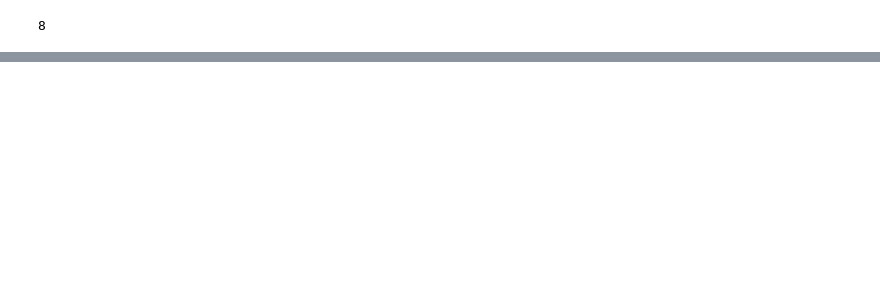
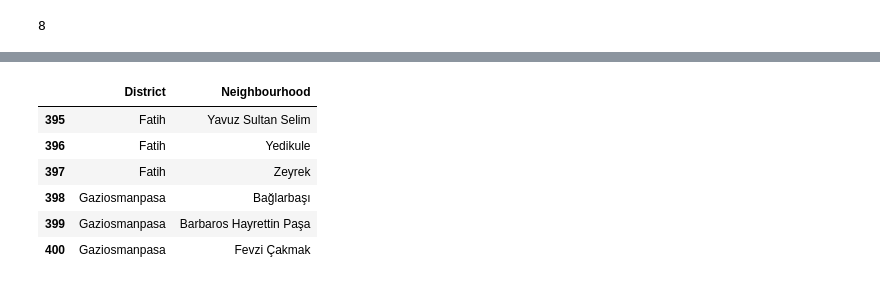
Before and after one commit to Hdvndgr/Coursera_Capstone, a Jupyter notebook: Week4_Assignment.ipynb, the cells around one changed output, grey strips where cells are left out. Drawn from its saved outputs; the diff is of its cells as text; code cells hidden in the pictures; blank space fills up the shorter version.

```diff
--- a/Week4_Assignment.ipynb
+++ b/Week4_Assignment.ipynb
@@ -116,0 +189,18 @@ ams_df.head()
+# %%
+destination = istanbul_data.loc[istanbul_data['Neighbourhood'].str.contains(','), 'Neighbourhood']
+istanbul_data.loc[istanbul_data['Neighbourhood'].str.contains(','), 'Neighbourhood'] = destination.apply(lambda neigh: neigh.split(',')[0])
+istanbul_districts = {'Arnavutköy':'Arnavutkoy', 'Ataşehir':'Atasehir', 'Avcılar':'Avcilar', 'Bağcılar': 'Bagcilar', 'Bahçelievler':'Bahcelievler',
+                      'Bakırköy':'Bakirkoy', 'Başakşehir':'Basaksehir', 'Bayrampaşa':'Bayrampasa', 'Beşiktaş': 'Besiktas', 'Beylikdüzü':'Beylikduzu',
+                      'Beyoğlu':'Beyoglu', 'Büyükçekmece': 'Buyukcekmece', 'Çatalca':'Catalca', 'Çekmeköy':'Cekmekoy', 'Eyüp':'Eyup',
+                      'Gaziosmanpaşa':'Gaziosmanpasa', 'Güngören':'Gungoren', 'Kadıköy':'Kadikoy', 'Kağıthane':'Kagithane', 'Küçükçekmece':'Kucukcekmece',
+                      'Sarıyer':'Sariyer', 'Şile':'Sile', 'Şişli':'Sisli', 'Ümraniye':'Umraniye', 'Üsküdar':'Uskudar'}
+istanbul_data.replace({'District': istanbul_districts}, inplace=True)
+istanbul_data.loc[395:400]
+# %% [output]
+|  | District | Neighbourhood |
+| 395 | Fatih | Yavuz Sultan Selim |
+| 396 | Fatih | Yedikule |
+| 397 | Fatih | Zeyrek |
+| 398 | Gaziosmanpasa | Bağlarbaşı |
+| 399 | Gaziosmanpasa | Barbaros Hayrettin Paşa |
+| 400 | Gaziosmanpasa | Fevzi Çakmak |
```
Also changed, not shown: parts of 64 cells of this notebook.
